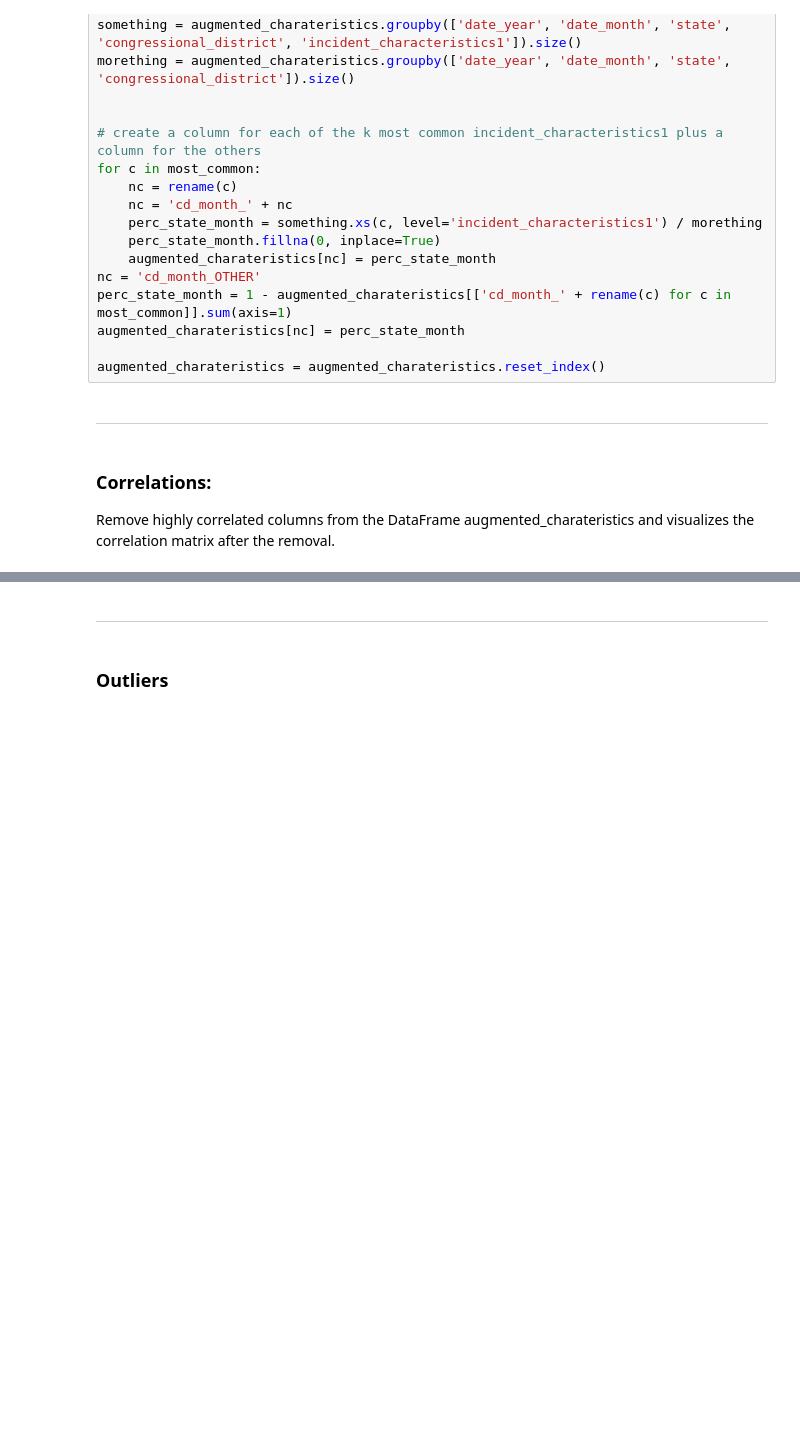
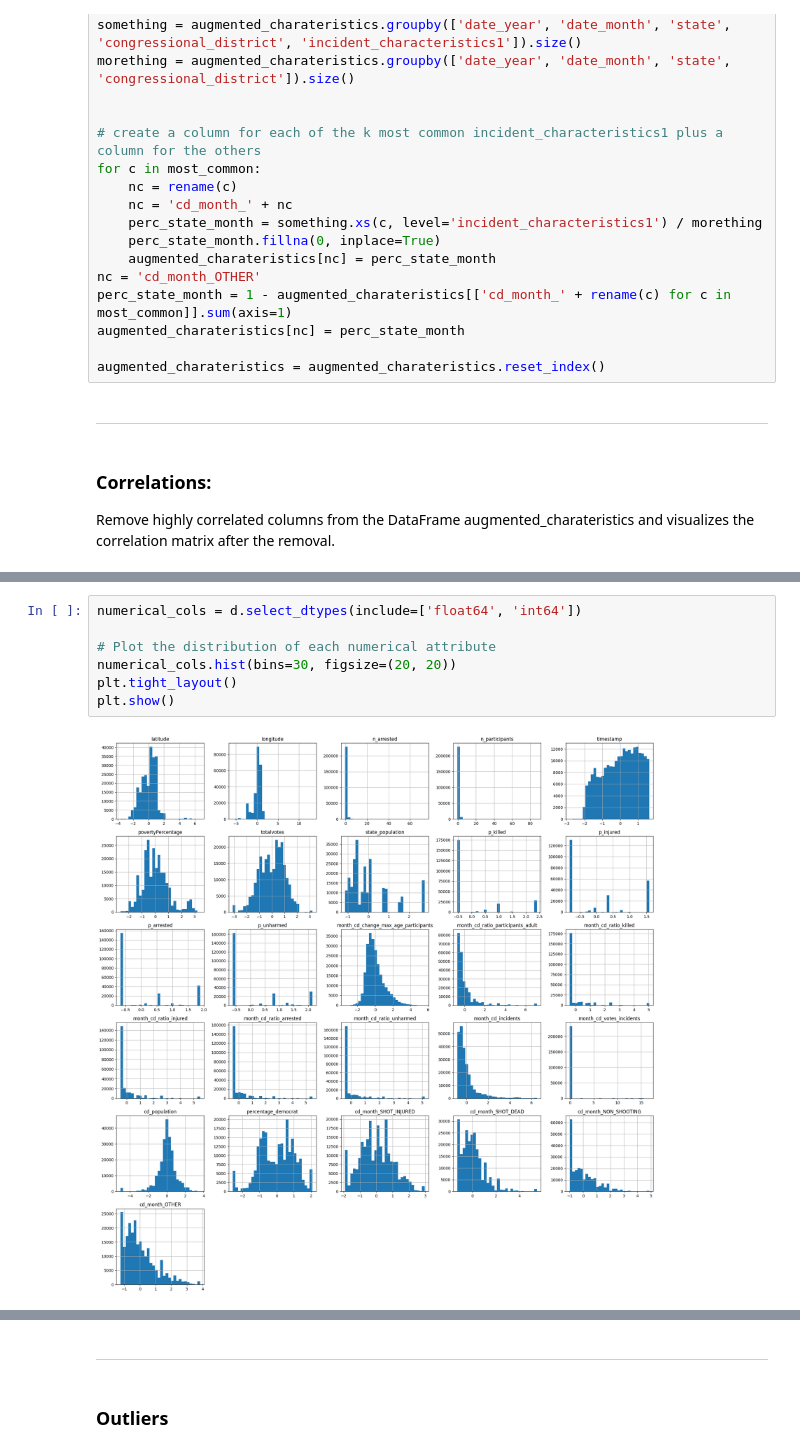
Before and after one commit to gentannipea/DataMining-2023, a Jupyter notebook: notebooks/Data_Cleaning.ipynb, the cells around one changed output, grey strips where cells are left out. Drawn from its saved outputs; the diff is of its cells as text; blank space fills up the shorter version.

```diff
--- a/notebooks/Data_Cleaning.ipynb
+++ b/notebooks/Data_Cleaning.ipynb
@@ -1017,3 +1048,12 @@ plt.show()
+# %%
+numerical_cols = d.select_dtypes(include=['float64', 'int64'])
+
+# Plot the distribution of each numerical attribute
+numerical_cols.hist(bins=30, figsize=(20, 20))
+plt.tight_layout()
+plt.show()
+# %% [output]
+[figure, added]
 # %%
 e = d.copy()
 f = e.select_dtypes(include=['float64', 'int64']).copy()
```
Also changed, not shown: parts of 18 cells of this notebook.
